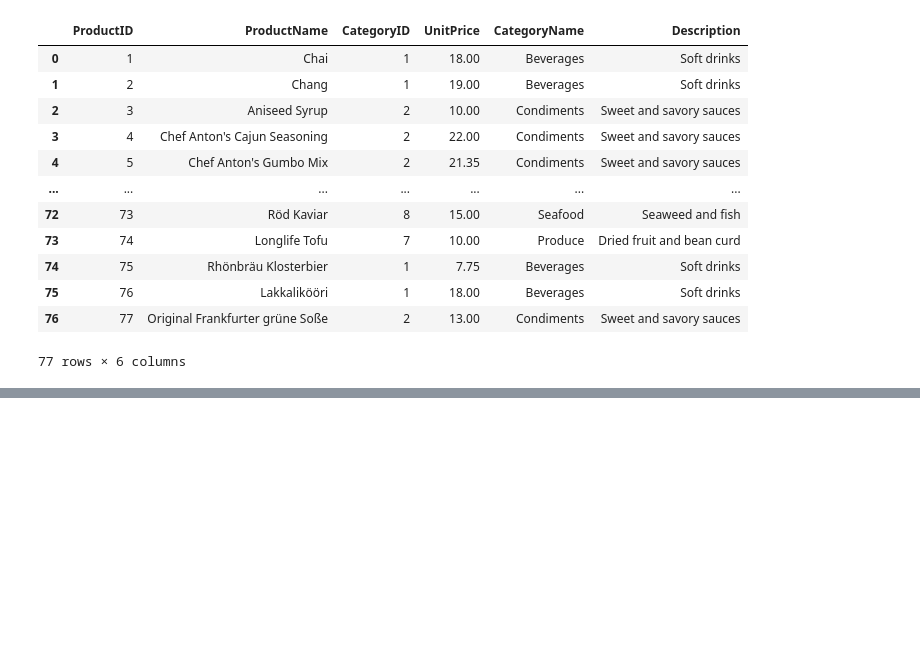
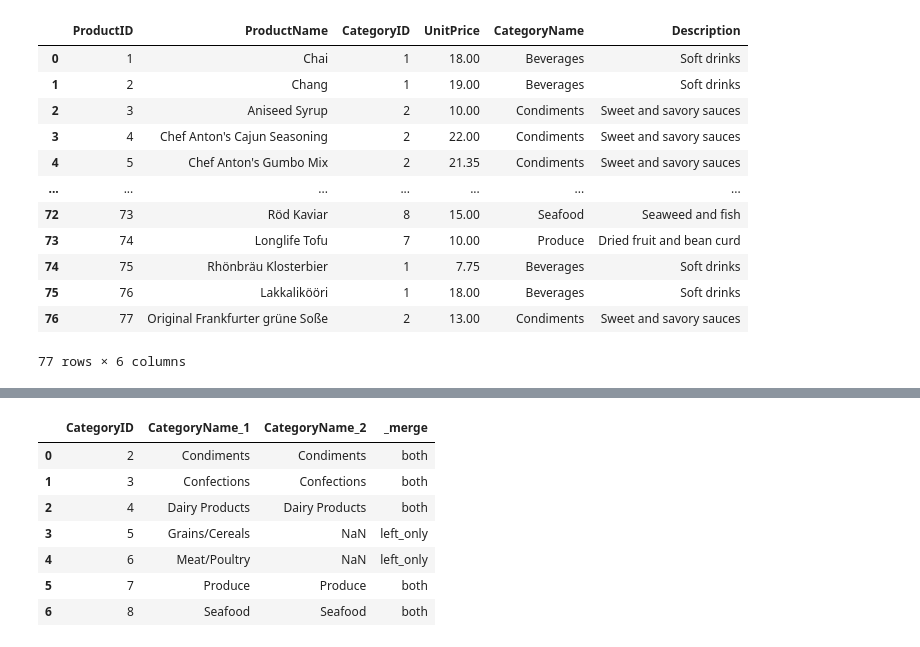
Before and after one commit to Szafranerio/Data_InDepth, a Jupyter notebook: Pandas/Pandas_Joining_Merge_Conncat.ipynb, the cells around one changed output, grey strips where cells are left out. Drawn from its saved outputs; the diff is of its cells as text; code cells hidden in the pictures; blank space fills up the shorter version.

```diff
--- a/Pandas/Pandas_Joining_Merge_Conncat.ipynb
+++ b/Pandas/Pandas_Joining_Merge_Conncat.ipynb
@@ -125,0 +128,3 @@ products.join(other = categories, on = 'CategoryID')
+# %%
+cat1 = pd.read_csv('./data/northwind-mongo-master/categories_del_1.csv', usecols =["CategoryID", "CategoryName"])
+cat2 = pd.read_csv('./data/northwind-mongo-master/categories_del_2.csv', usecols =["CategoryID", "CategoryName"])
@@ -125,0 +153,13 @@ products.join(other = categories, on = 'CategoryID')
+# %%
+#how=left
+merged = cat1.merge(cat2, on='CategoryID', suffixes=["_1", "_2"], how='left', indicator=True)
+merged
+# %% [output]
+|  | CategoryID | CategoryName_1 | CategoryName_2 | _merge |
+| 0 | 2 | Condiments | Condiments | both |
+| 1 | 3 | Confections | Confections | both |
+| 2 | 4 | Dairy Products | Dairy Products | both |
+| 3 | 5 | Grains/Cereals | NaN | left_only |
+| 4 | 6 | Meat/Poultry | NaN | left_only |
+| 5 | 7 | Produce | Produce | both |
+| 6 | 8 | Seafood | Seafood | both |
```
Also changed, not shown: parts of 5 cells of this notebook, 1 other file.
